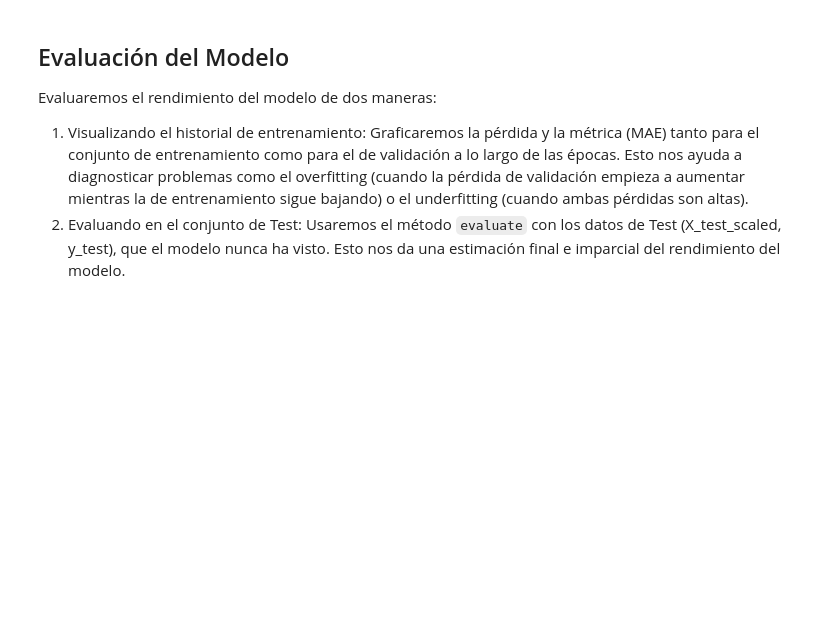
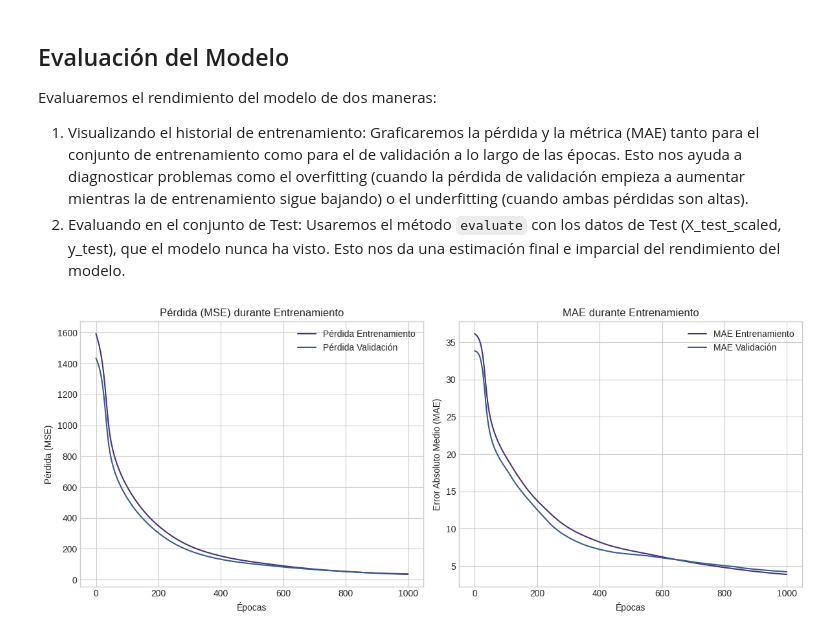
Before and after one commit to dmerap/MIOT_GDPI, a Jupyter notebook: TEMP_Unidad04-Introduccion_Keras.ipynb, the cells around one changed output. Cells and saved outputs as stored; diff of their text form; code cells hidden in the pictures; blank space fills up the shorter version.

```diff
--- a/TEMP_Unidad04-Introduccion_Keras.ipynb
+++ b/TEMP_Unidad04-Introduccion_Keras.ipynb
@@ -297,17 +451,18 @@ El método `fit` devuelve un objeto *History* que contiene información sobre el
 # %%
-
+##IMPORTANTE: si se vuelve a ejecutar esta celda sin generar el modelo desde 0
+##Partiréis de los pasos del último entrenamiento
 # Definimos el número de épocas y el tamaño del batch
-EPOCHS = 100
-BATCH_SIZE = 32
+EPOCHS = 1000
+BATCH_SIZE = 256
 
 # Entrenamos el modelo
 history = model.fit(
-    X_train_scaled,
-    y_train,
+    df_concrete_train_X.values,
+    df_concrete_train_y.values,
     epochs=EPOCHS,
     batch_size=BATCH_SIZE,
-    validation_data=(X_val, y_val),
-    verbose=1 # Muestra una barra de progreso por época (0=silencioso, 1=barra, 2=una línea por época)
+    validation_data=(df_concrete_val_X.values, df_concrete_val_y.values),
+    verbose=0 # Muestra una barra de progreso por época (0=silencioso, 1=barra, 2=una línea por época)
 )
 # %% [markdown]
 ## Evaluación del Modelo
@@ -317,43 +472,57 @@ Evaluaremos el rendimiento del modelo de dos maneras:
 1. Visualizando el historial de entrenamiento: Graficaremos la pérdida y la métrica (MAE) tanto para el conjunto de entrenamiento como para el de validación a lo largo de las épocas. Esto nos ayuda a diagnosticar problemas como el overfitting (cuando la pérdida de validación empieza a aumentar mientras la de entrenamiento sigue bajando) o el underfitting (cuando ambas pérdidas son altas).
 2. Evaluando en el conjunto de Test: Usaremos el método `evaluate` con los datos de Test (X_test_scaled, y_test), que el modelo nunca ha visto. Esto nos da una estimación final e imparcial del rendimiento del modelo.
 # %%
-hist = pd.DataFrame(history.history)
-hist['epoch'] = history.epoch
+def graficas_entrenamiento(hist):
+    hist=pd.DataFrame(history.history)
+    hist['epoch'] = history.epoch
+    plt.figure(figsize=(12, 5))
 
-plt.figure(figsize=(12, 5))
+    plt.subplot(1, 2, 1)
+    plt.plot(hist['epoch'], hist['loss'], label='Pérdida Entrenamiento')
+    plt.plot(hist['epoch'], hist['val_loss'], label = 'Pérdida Validación')
+    plt.xlabel('Épocas')
+    plt.ylabel('Pérdida (MSE)')
+    plt.title('Pérdida (MSE) durante Entrenamiento')
+    plt.legend()
+    plt.grid(True)
 
-plt.subplot(1, 2, 1)
-plt.plot(hist['epoch'], hist['loss'], label='Pérdida Entrenamiento')
-plt.plot(hist['epoch'], hist['val_loss'], label = 'Pérdida Validación')
-plt.xlabel('Épocas')
-plt.ylabel('Pérdida (MSE)')
-plt.title('Pérdida (MSE) durante Entrenamiento')
-plt.legend()
-plt.grid(True)
+    plt.subplot(1, 2, 2)
+    # Asegúrate de usar el nombre correcto de la métrica (puede variar ligeramente)
+    mae_key = 'mae' if 'mae' in hist.columns else list(hist.columns)[1] # Intenta encontrar la clave MAE
+    val_mae_key = 'val_' + mae_key
+    plt.plot(hist['epoch'], hist[mae_key], label='MAE Entrenamiento')
+    plt.plot(hist['epoch'], hist[val_mae_key], label = 'MAE Validación')
+    plt.xlabel('Épocas')
+    plt.ylabel('Error Absoluto Medio (MAE)')
+    plt.title('MAE durante Entrenamiento')
+    plt.legend()
+    plt.grid(True)
 
-plt.subplot(1, 2, 2)
-# Asegúrate de usar el nombre correcto de la métrica (puede variar ligeramente)
-mae_key = 'mae' if 'mae' in hist.columns else list(hist.columns)[1] # Intenta encontrar la clave MAE
-val_mae_key = 'val_' + mae_key
-plt.plot(hist['epoch'], hist[mae_key], label='MAE Entrenamiento')
-plt.plot(hist['epoch'], hist[val_mae_key], label = 'MAE Validación')
-plt.xlabel('Épocas')
-plt.ylabel('Error Absoluto Medio (MAE)')
-plt.title('MAE durante Entrenamiento')
-plt.legend()
-plt.grid(True)
+    plt.tight_layout()
+    plt.show()
 
-plt.tight_layout()
-plt.show()
+
+#1. Graficar el entrenamiento por épocas. Ayuda a valorar el posible (sobre/infra)entrenamiento
+graficas_entrenamiento(history)
 
 # 2. Evaluar en el conjunto de prueba
-print("\nEvaluando el modelo en el conjunto de prueba...")
-test_loss, test_mae = model.evaluate(X_test_scaled, y_test, verbose=0)
+print("Evaluando el modelo en el conjunto de prueba. Métrica general")
+test_loss, test_mae = model.evaluate(df_concrete_test_X.values, df_concrete_test_y.values, verbose=0)
 
 print(f"Pérdida en el conjunto de Test (MSE): {test_loss:.4f}")
 print(f"Error Absoluto Medio (MAE) en el conjunto de Test: {test_mae:.4f}")
 
+y_pred_test = model.predict(df_concrete_test_X.values) # Aplanar para que tenga la misma forma que y_test
+
 # Calcular R^2 score (opcional, pero útil en regresión)
-y_pred_test = model.predict(X_test_scaled).flatten() # Aplanar para que tenga la misma forma que y_test
-r2 = r2_score(y_test, y_pred_test)
+r2 = r2_score(df_concrete_test_y.values, y_pred_test)
 print(f"Coeficiente de Determinación (R²) en el conjunto de Test: {r2:.4f}")
+
+#Scatterplot entre los valores reales y los predichos
+plt.figure(figsize=(12, 5))
+sns.regplot(x=df_concrete_test_y.values, y=y_pred_test.flatten())
+plt.title("Concrete_Strength_Predictor")
+plt.xlabel('Valores reales')
+plt.ylabel('Predicciones')
+# %% [output]
+[figure, added]
```
Also changed, not shown: parts of 19 cells of this notebook, 1 other file.
